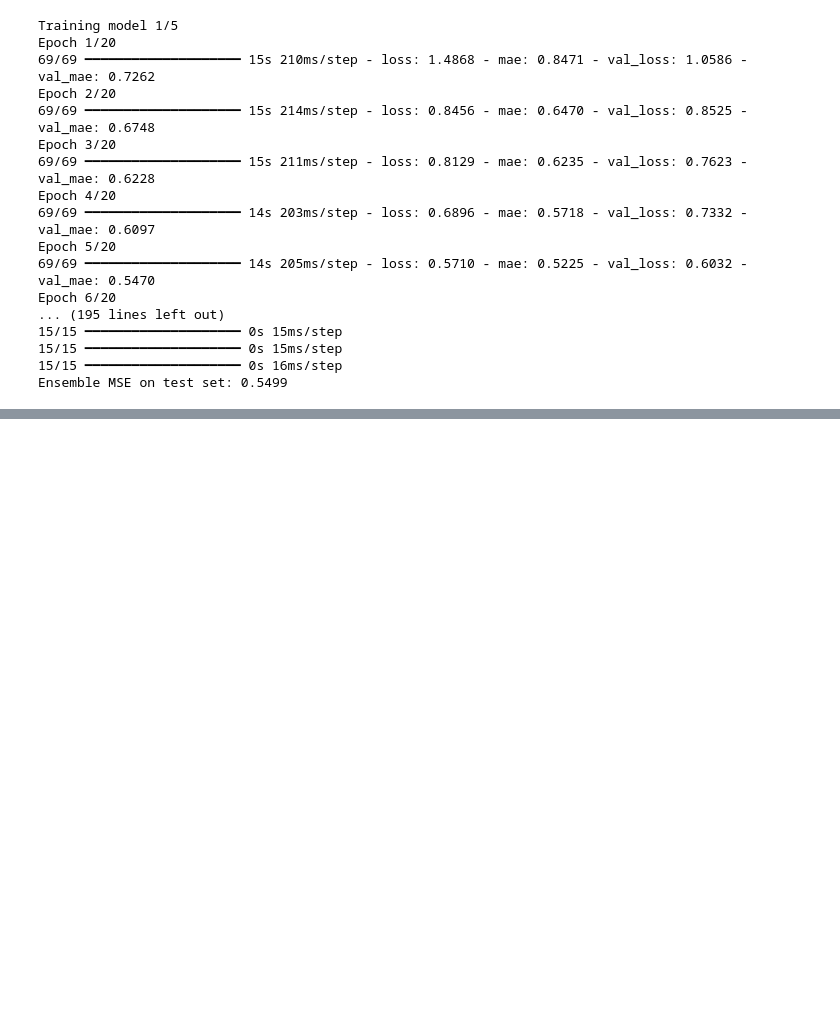
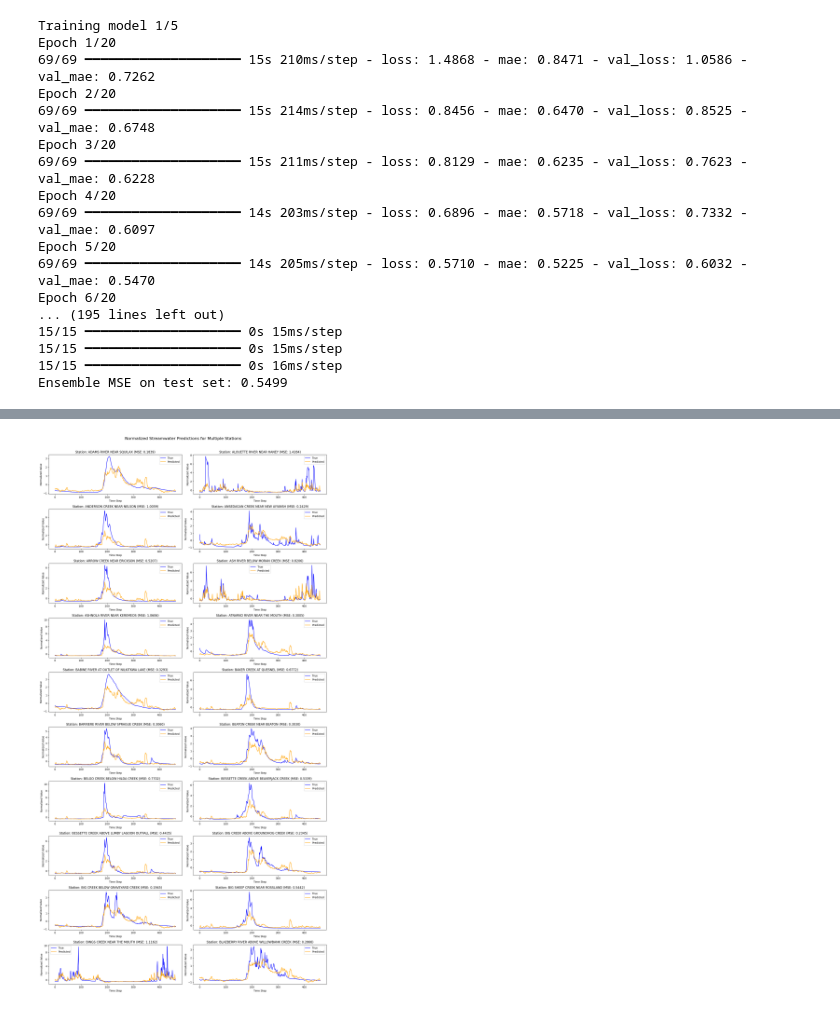
Before and after one commit to TWilson05/EOSC-410-Final-Project, a Jupyter notebook: notebook.ipynb, the cells around one changed output, grey strips where cells are left out. Cells and saved outputs as stored; diff of their text form; code cells hidden in the pictures; blank space fills up the shorter version.

```diff
--- a/notebook.ipynb
+++ b/notebook.ipynb
@@ -235,0 +240,17 @@ Ensemble MSE on test set: 0.5499
+# %%
+import numpy as np
+import tensorflow as tf
+from tensorflow.keras import layers, models
+
+# load the models
+num_ensembles = 5
+ensemble_models_loaded = [models.load_model(f"models/ensemble_model_{i}.keras") for i in range(num_ensembles)]
+
+def ensemble_predict(models, x):
+    predictions = np.array([model.predict(x) for model in models])
+    return np.mean(predictions, axis=0)
+
+# Make predictions with the ensemble
+y_pred = ensemble_predict(ensemble_models_loaded, x_val)
+mse = np.mean((y_pred - y_val)**2)
+print(f"Ensemble MSE on test set: {mse:.4f}")
@@ -235,0 +264,29 @@ Ensemble MSE on test set: 0.5499
+# %%
+import matplotlib.pyplot as plt
+
+# Define the number of stations to display
+num_stations = 20
+station_indices = range(num_stations)  # Indices of the stations to plot
+
+# Set up the figure and subplots
+fig, axes = plt.subplots(num_stations // 2, 2, figsize=(16, num_stations * 1.5))  # 4 rows, 2 columns
+axes = axes.flatten()  # Flatten the axes for easy iteration
+
+# Plot predictions for each station
+for i, station in enumerate(station_indices):
+    mse = np.mean((y_pred[:, station] - y_val[:, station])**2)
+    ax = axes[i]
+    station_name = streamwater_data.columns[station]  # Get station name
+    ax.plot(y_val[:, station], label='True', color='blue')
+    ax.plot(y_pred[:, station], label='Predicted', color='orange')
+    ax.set_title(f'Station: {station_name} (MSE: {mse:.4f})')
+    ax.legend()
+    ax.set_xlabel('Time Step')
+    ax.set_ylabel('Normalized Value')
+
+# Adjust layout
+plt.tight_layout()
+plt.suptitle('Normalized Streamwater Predictions for Multiple Stations', y=1.02, fontsize=16)
+plt.show()
+# %% [output]
+[figure, added]
```
Also changed, not shown: parts of 2 cells of this notebook, 1 other file.
